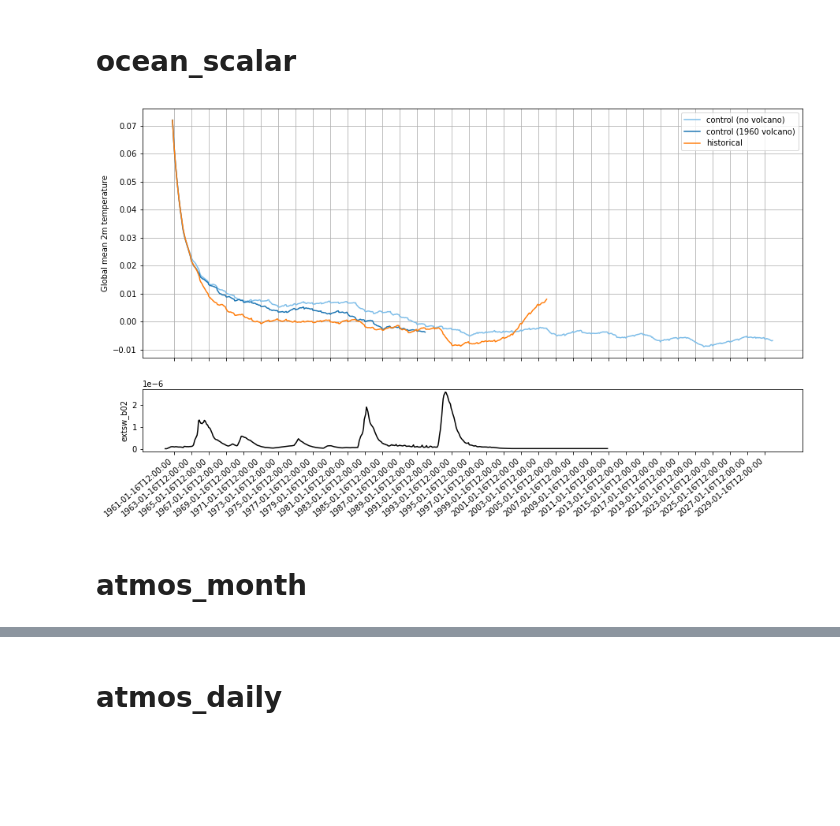
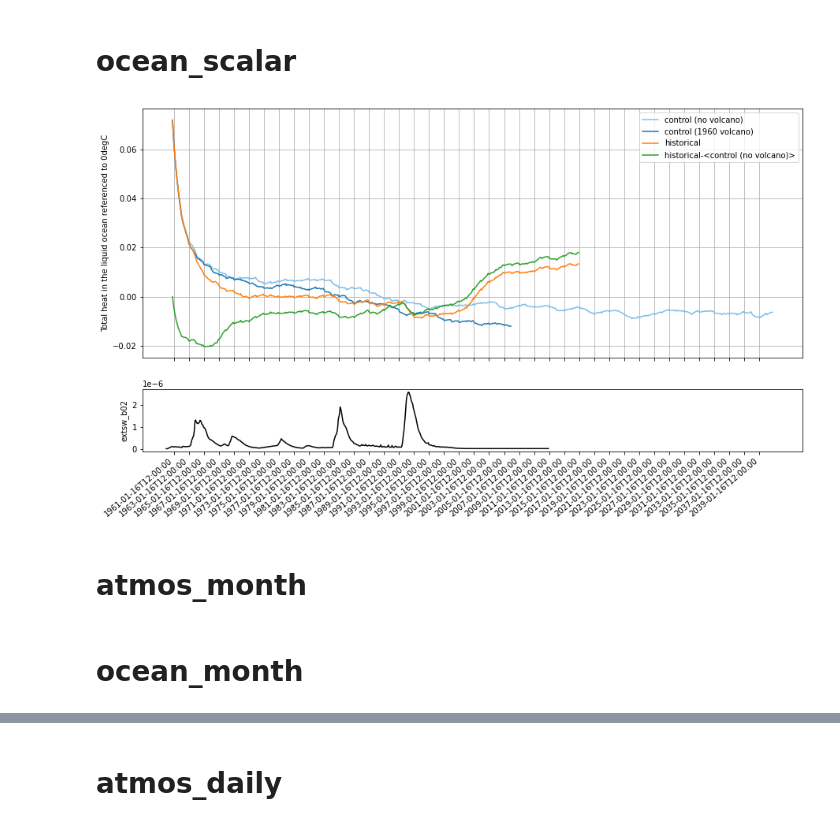
Before and after one commit to dougiesquire/cm-historical, a Jupyter notebook: notebooks/hist_mem001.ipynb, the cells around one changed output, grey strips where cells are left out. Drawn from its saved outputs; the diff is of its cells as text; code cells hidden in the pictures; blank space fills up the shorter version.

```diff
--- a/notebooks/hist_mem001.ipynb
+++ b/notebooks/hist_mem001.ipynb
@@ -20,10 +20,11 @@ hist_ocean_scalar = xr.open_mfdataset(hist_files)
 ctrl_files = sorted(glob.glob(f'{ctrl_path}ocean_scalar_*.nc'))[:-1] # Last year still writing
 ctrl_ocean_scalar = xr.open_mfdataset(ctrl_files)
 
-ctrl_nvol_files = sorted(glob.glob(f'{ctrl_nvol_path}ocean_scalar_*.nc'))[:-1] # Last year still writing
+ctrl_nvol_files = sorted(glob.glob(f'{ctrl_nvol_path}ocean_scalar_*.nc'))
 ctrl_nvol_ocean_scalar = xr.open_mfdataset(ctrl_nvol_files)
 # %%
 variable = 'temp_total'
+variable_long_name = ctrl_nvol_ocean_scalar[variable].attrs['long_name']
 
 clim_period = slice('1980','1999')
 clim =  ctrl_nvol_ocean_scalar[variable].sel(time=clim_period).groupby('time.month').mean('time')
@@ -48,35 +49,40 @@ ax0.plot([np.datetime64(t.strftime()) for t in ctrl_nvol_ocean_scalar.time.value
          ctrl_nvol_ocean_scalar,
          label='control (no volcano)', color=lighten('C0'), linestyle='-')
 ax0.plot([np.datetime64(t.strftime()) for t in ctrl_ocean_scalar.time.values],
          ctrl_ocean_scalar,
          label='control (1960 volcano)', color='C0', linestyle='-')
 ax0.plot([np.datetime64(t.strftime()) for t in hist_ocean_scalar.time.values],
          hist_ocean_scalar,
          label='historical', color='C1', linestyle='-')
 
+ctrl_nvol_ocean_scalar_smooth = ctrl_nvol_ocean_scalar.rolling(time=72, min_periods=1).mean('time')
+ax0.plot([np.datetime64(t.strftime()) for t in (hist_ocean_scalar-ctrl_nvol_ocean_scalar_smooth).time.values],
+         hist_ocean_scalar-ctrl_nvol_ocean_scalar_smooth,
+         label='historical-<control (no volcano)>', color='C2', linestyle='-')
+
 ax0.legend()
-ax0.set_ylabel('Global mean 2m temperature');
+ax0.set_ylabel(variable_long_name);
 ax0.grid()
 xticks = [np.datetime64(t.strftime()) for t in ctrl_nvol_ocean_scalar.time.values[2::24]]
 ax0.set_xticks(xticks)
 ax0.set_xticklabels([])
 xlims = ax0.get_xlim()
 
 f = xr.open_dataset(f'{forcing_path}INPUT/extsw_data.nc')
 
 period = slice(str(ctrl_nvol_ocean_scalar.time[0].dt.year.values),
                str(ctrl_nvol_ocean_scalar.time[-1].dt.year.values))
 lev = 60
 
 lat_mean = f['extsw_b02'].sel(time=period).mean('lat')
 ax1.plot([np.datetime64(t.strftime()) for t in lat_mean.time.values],
         lat_mean.sel(pfull=lev, method='nearest'), color='k')
 ax1.set_xticks(xticks)
 ax1.set_xticklabels(xticks, rotation=40, ha='right');
 ax1.set_ylabel('extsw_b02');
 ax1.set_xlim(xlims);
 # %% [output]
-[figure, old version]
+[figure, new version]
 # %% [markdown]
 # atmos_month
 # %%
@@ -111,0 +126,2 @@ hist_atmos_month_gbl_anom = hist_atmos_month_gbl.groupby('time.month') - clim
+# %% [markdown]
+# ocean_month
```
Also changed, not shown: parts of 9 cells of this notebook, 1 other file.
